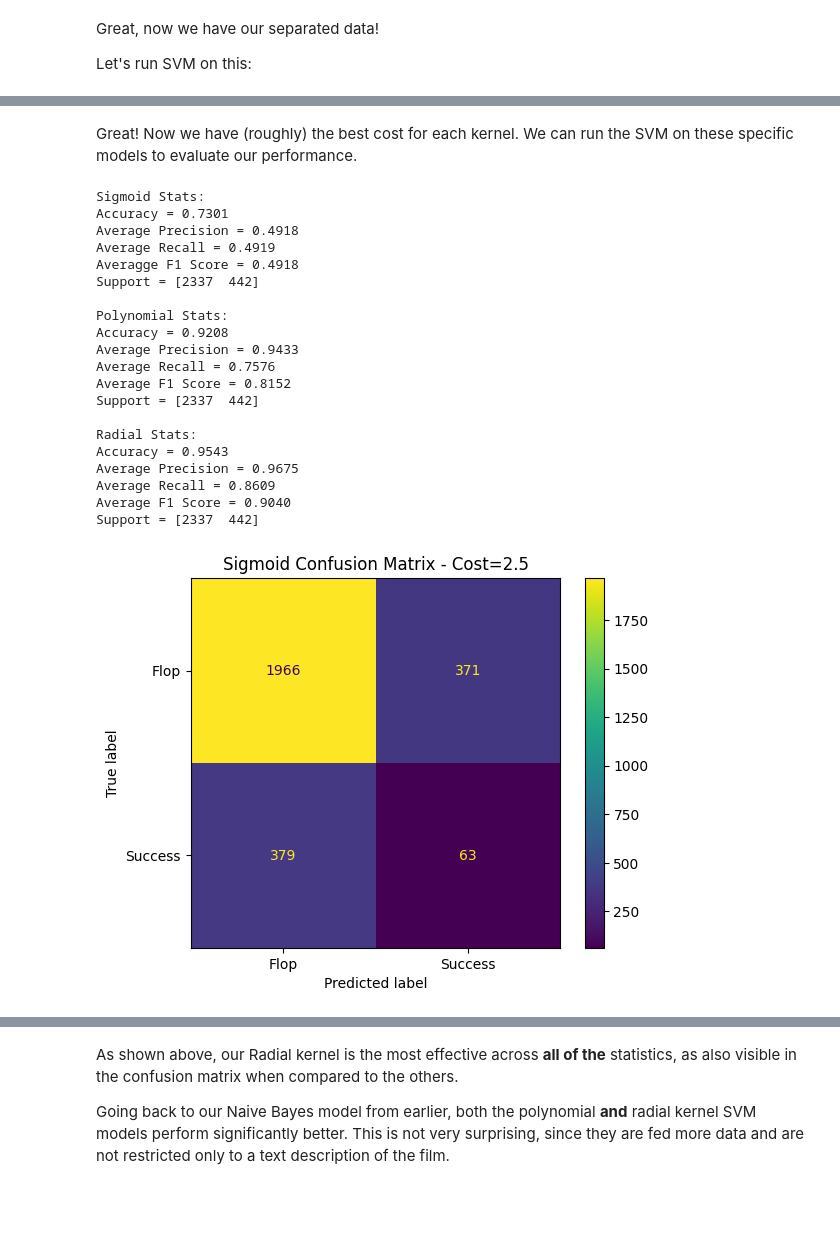
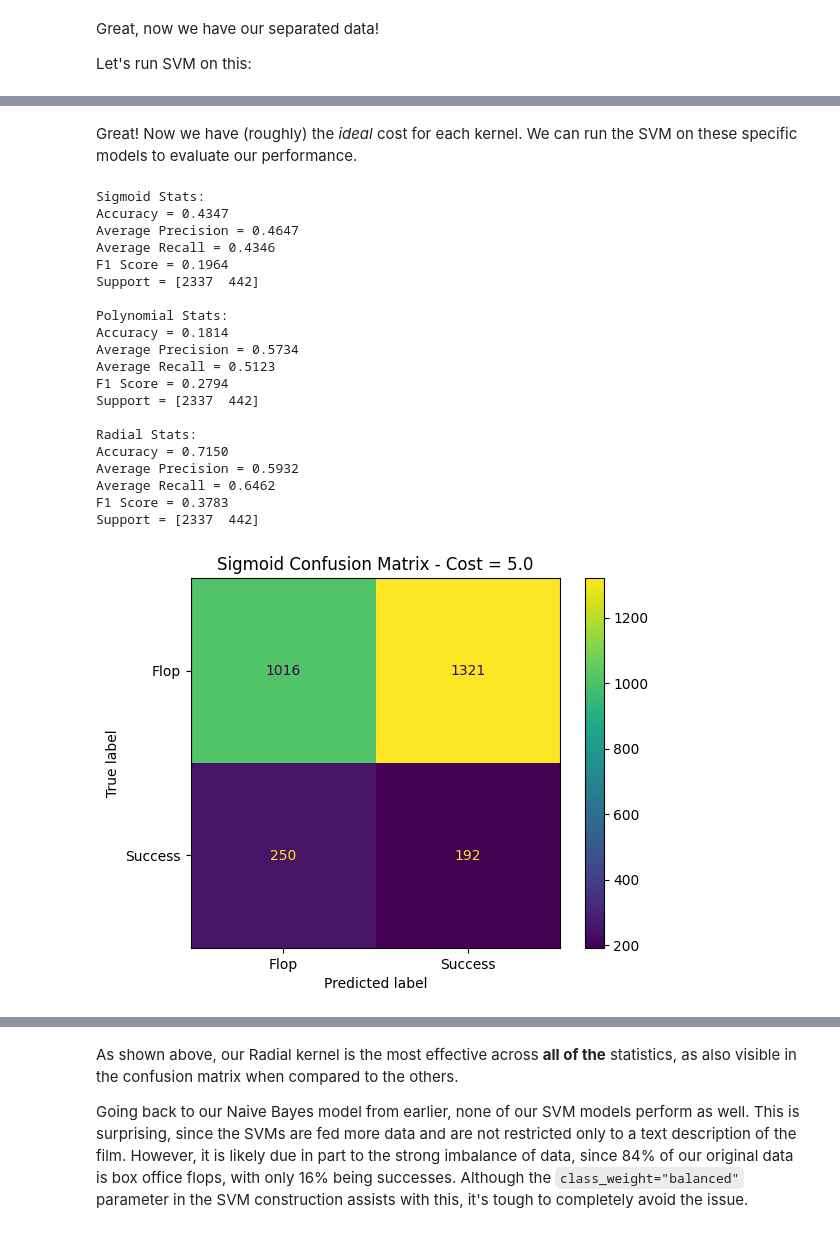
Before and after one commit to peterlecavalier/csci5622_film_project, a Jupyter notebook: svm.ipynb, the cells around one changed output, grey strips where cells are left out. Drawn from its saved outputs; the diff is of its cells as text; code cells hidden in the pictures; blank space fills up the shorter version.

```diff
--- a/svm.ipynb
+++ b/svm.ipynb
@@ -61,6 +61,8 @@ def box_office_success(row):
 
 df['labels'] = df.apply(box_office_success, axis=1)
 
+df = df.drop(['combined_budget', 'combined_revenue'], axis=1)
+
 display(df.head(10))
 
 display(df['labels'].value_counts())
@@ -193,10 +221,10 @@ Best cost for radial kernel: 47.0, F1 = 0.834419817470665
 # %% [markdown]
-Great! Now we have (roughly) the best cost for each kernel. We can run the SVM on these specific models to evaluate our performance.
+Great! Now we have (roughly) the *ideal* cost for each kernel. We can run the SVM on these specific models to evaluate our performance.
 # %%
 # Set up the SVMs
-SVM_sigmoid = SVC(C=2.5, kernel='sigmoid')
-SVM_poly = SVC(C=44, kernel='poly')
-SVM_radial = SVC(C=47, kernel='rbf')
+SVM_sigmoid = SVC(C=5.0, kernel='sigmoid', class_weight='balanced')
+SVM_poly = SVC(C=0.5, kernel='poly', class_weight='balanced')
+SVM_radial = SVC(C=0.93, kernel='rbf', class_weight='balanced')
 
 # Fit each to the train data
 SVM_sigmoid.fit(x_train, y_train)
@@ -217,64 +245,67 @@ matrix_radial = confusion_matrix(y_test, pred_radial)
 # Also print info statistics about model performance
 disp = ConfusionMatrixDisplay(matrix_sigmoid, display_labels=['Flop', 'Success'])
 disp.plot()
-plt.title('Sigmoid Confusion Matrix - Cost=2.5')
+plt.title('Sigmoid Confusion Matrix - Cost = 5.0')
 plt.savefig('./imgs/svm_ims/confusion_sigmoid.png')
 
 print("Sigmoid Stats:")
-sigmoid_prec, sigmoid_recall, sigmoid_f1, sigmoid_support = precision_recall_fscore_support(y_test, pred_sigmoid)
+sigmoid_prec, sigmoid_recall, _, sigmoid_support = precision_recall_fscore_support(y_test, pred_sigmoid)
 sigmoid_acc = accuracy_score(y_test, pred_sigmoid)
+sigmoid_f1 = f1_score(y_test, pred_sigmoid)
 print(f"Accuracy = {sigmoid_acc:.4f}")
 print(f"Average Precision = {np.mean(sigmoid_prec):.4f}")
 print(f"Average Recall = {np.mean(sigmoid_recall):.4f}")
-print(f"Averagge F1 Score = {np.mean(sigmoid_f1):.4f}")
+print(f"F1 Score = {sigmoid_f1:.4f}")
 print(f"Support = {sigmoid_support}\n")
 
 disp = ConfusionMatrixDisplay(matrix_poly, display_labels=['Flop', 'Success'])
 disp.plot()
-plt.title('Polynomial Confusion Matrix - Cost=44')
+plt.title('Polynomial Confusion Matrix - Cost = 0.5')
 plt.savefig(f'./imgs/svm_ims/confusion_poly.png')
 
 print("Polynomial Stats:")
-poly_prec, poly_recall, poly_f1, poly_support = precision_recall_fscore_support(y_test, pred_poly)
+poly_prec, poly_recall, _, poly_support = precision_recall_fscore_support(y_test, pred_poly)
 poly_acc = accuracy_score(y_test, pred_poly)
+poly_f1 = f1_score(y_test, pred_poly)
 print(f"Accuracy = {poly_acc:.4f}")
 print(f"Average Precision = {np.mean(poly_prec):.4f}")
 print(f"Average Recall = {np.mean(poly_recall):.4f}")
-print(f"Average F1 Score = {np.mean(poly_f1):.4f}")
+print(f"F1 Score = {poly_f1:.4f}")
 print(f"Support = {poly_support}\n")
 
 disp = ConfusionMatrixDisplay(matrix_radial, display_labels=['Flop', 'Success'])
 disp.plot()
-plt.title('Radial Confusion Matrix - Cost=47')
+plt.title('Radial Confusion Matrix - Cost = 0.93')
 plt.savefig(f'./imgs/svm_ims/confusion_radial.png')
 
 print("Radial Stats:")
-radial_prec, radial_recall, radial_f1, radial_support = precision_recall_fscore_support(y_test, pred_radial)
+radial_prec, radial_recall, _, radial_support = precision_recall_fscore_support(y_test, pred_radial)
 radial_acc = accuracy_score(y_test, pred_radial)
+radial_f1 = f1_score(y_test, pred_radial)
 print(f"Accuracy = {radial_acc:.4f}")
 print(f"Average Precision = {np.mean(radial_prec):.4f}")
 print(f"Average Recall = {np.mean(radial_recall):.4f}")
-print(f"Average F1 Score = {np.mean(radial_f1):.4f}")
+print(f"F1 Score = {radial_f1:.4f}")
 print(f"Support = {radial_support}")
 # %% [output]
 Sigmoid Stats:
-Accuracy = 0.7301
-Average Precision = 0.4918
-Average Recall = 0.4919
-Averagge F1 Score = 0.4918
+Accuracy = 0.4347
+Average Precision = 0.4647
+Average Recall = 0.4346
+F1 Score = 0.1964
 Support = [2337  442]
 
 Polynomial Stats:
-Accuracy = 0.9208
-Average Precision = 0.9433
-Average Recall = 0.7576
-Average F1 Score = 0.8152
+Accuracy = 0.1814
+Average Precision = 0.5734
+Average Recall = 0.5123
+F1 Score = 0.2794
 Support = [2337  442]
 
 Radial Stats:
-Accuracy = 0.9543
-Average Precision = 0.9675
-Average Recall = 0.8609
-Average F1 Score = 0.9040
+Accuracy = 0.7150
+Average Precision = 0.5932
+Average Recall = 0.6462
+F1 Score = 0.3783
 Support = [2337  442]
-[figure, old version]
+[figure, new version]
@@ -283,4 +314,4 @@ Support = [2337  442]
 # %% [markdown]
 As shown above, our Radial kernel is the most effective across **all of the** statistics, as also visible in the confusion matrix when compared to the others.
 
-Going back to our Naive Bayes model from earlier, both the polynomial **and** radial kernel SVM models perform significantly better. This is not very surprising, since they are fed more data and are not restricted only to a text description of the film.
+Going back to our Naive Bayes model from earlier, none of our SVM models perform as well. This is surprising, since the SVMs are fed more data and are not restricted only to a text description of the film. However, it is likely due in part to the strong imbalance of data, since 84% of our original data is box office flops, with only 16% being successes. Although the `class_weight="balanced"` parameter in the SVM construction assists with this, it's tough to completely avoid the issue.
```
Also changed, not shown: parts of 4 cells of this notebook, 13 other files.
